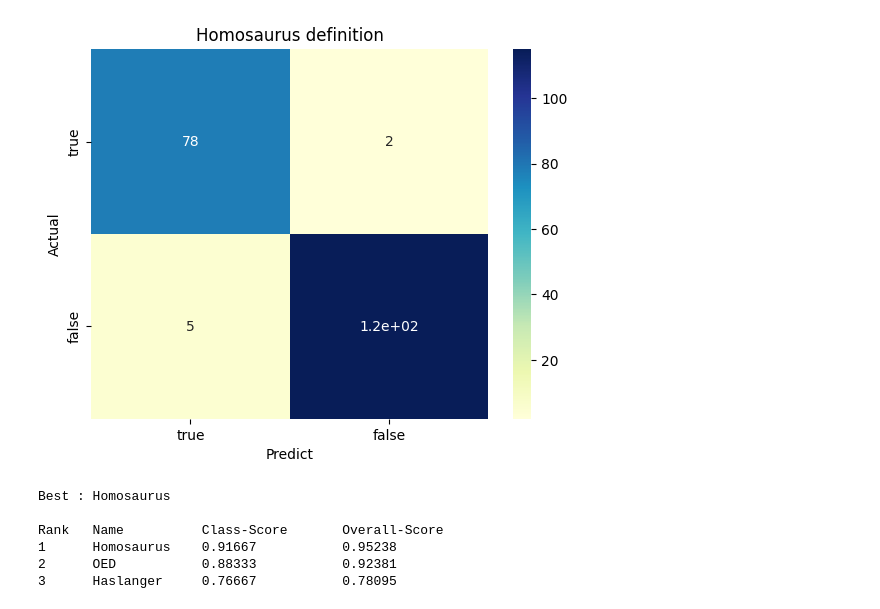
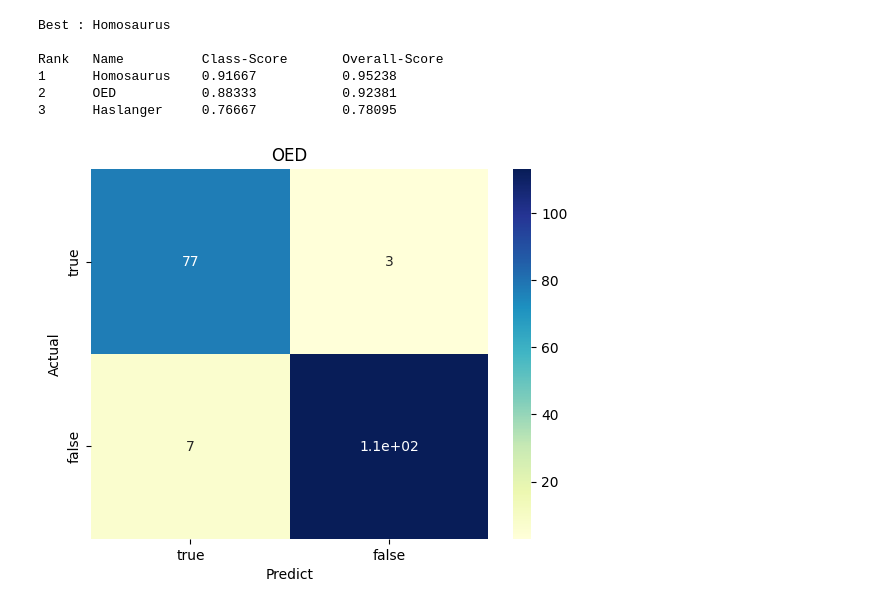
Before and after one commit to bradleypallen/conceptual-engineering-using-llms, a Jupyter notebook: cea_evaluation_2.ipynb, the cells around one changed output. Cells and saved outputs as stored; diff of their text form; code cells hidden in the pictures.

```diff
--- a/cea_evaluation_2.ipynb
+++ b/cea_evaluation_2.ipynb
@@ -44,7 +26,3 @@ plot_confusion_matrix(haslanger_cm, title="Haslanger definition", annot=True)
-# %%
-plot_confusion_matrix(homosaurus_cm, title="Homosaurus definition", annot=True)
-# %% [output]
-[figure, removed]
 # %%
 print(pycm.Compare({"OED": oed_cm, "Haslanger": haslanger_cm, "Homosaurus": homosaurus_cm}))
 # %% [output]
@@ -54,3 +32,7 @@ Rank   Name          Class-Score       Overall-Score
 1      Homosaurus    0.91667           0.95238
 2      OED           0.88333           0.92381
 3      Haslanger     0.76667           0.78095
+# %%
+plot_confusion_matrix(oed_cm, title="OED", annot=True)
+# %% [output]
+[figure, added]
```
Also changed, not shown: parts of 8 cells of this notebook.
